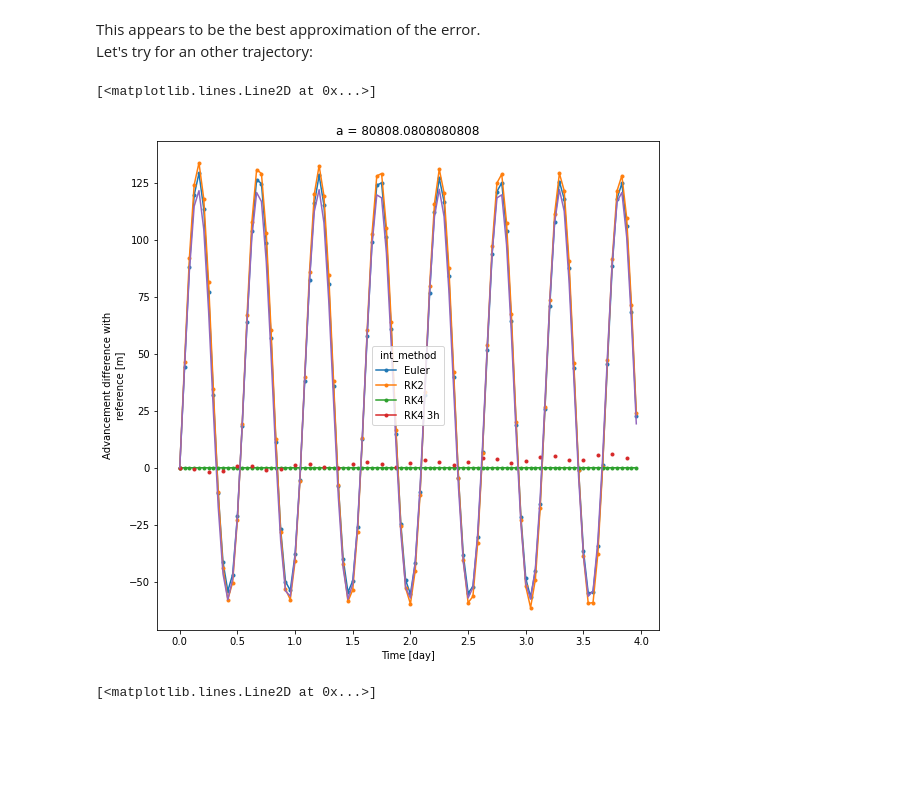
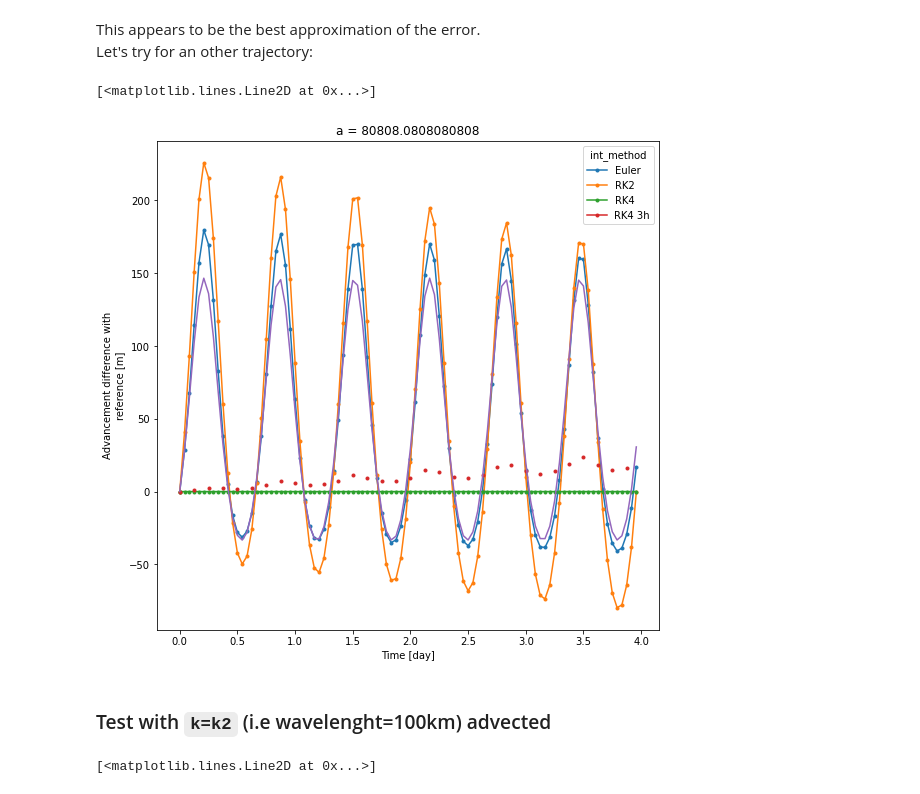
Before and after one commit to margot-demol/stage-m1, a Jupyter notebook: development/temporal_int_comparison.ipynb, the cells around one changed output. Saved outputs shown, nothing was run; the diff lists cells and outputs as text; code cells hidden in the pictures; blank space fills up the shorter version.

```diff
--- a/development/temporal_int_comparison.ipynb
+++ b/development/temporal_int_comparison.ipynb
@@ -104,21 +125,23 @@ err.plot(x='otime_day')
 This appears to be the best approximation of the error.
 Let's try for an other trajectory:
 # %%
-z=sti.SetUp(advected=0)
-compz=sti.Temp_Int_Comp(z,advected=0)
+z=sti.SetUp(advected=0, k=0.0003)
+compz=sti.Temp_Int_Comp(z,advected=0,k=0.0003)
 compz.print_diff_adv(traj=40)
 t=z.out_ds.otime
 zp=z['p'].isel(a=40)
 z0=z['p'].isel(a=40, otime=0)
-err=z['uw']*sti.h2s/2/2*(xr.ufuncs.cos(z['k']*z0)-xr.ufuncs.cos(z['w']*t-z['k']*zp))
+err=z['uw']*sti.h2s/2/2*(xr.ufuncs.cos(z['k']*z0)-xr.ufuncs.cos(z['w']*t-z['k']*zp))#-z['w']*z['uw']*sti.h2s/2/6*(-xr.ufuncs.sin(z['k']*zp)+xr.ufuncs.sin(z['w']*t-z['k']*zp))
 err.attrs={'units':'m', "long_name":"Advancement difference with reference"}
 otime_day = err.otime/(24*3600)
 err.coords['otime_day']=otime_day
 err.otime_day.attrs={"units":"day", "long_name":"Time"}
 err.plot(x='otime_day')
 # %% [output]
 [<matplotlib.lines.Line2D at 0x...>]
-[figure, old version]
+[figure, new version]
+# %% [markdown]
+### Test with `k=k2` (i.e wavelenght=100km) advected
 # %%
 z=sti.SetUp()
 compz=sti.Temp_Int_Comp(z)
```
Also changed, not shown: parts of 22 cells of this notebook.
